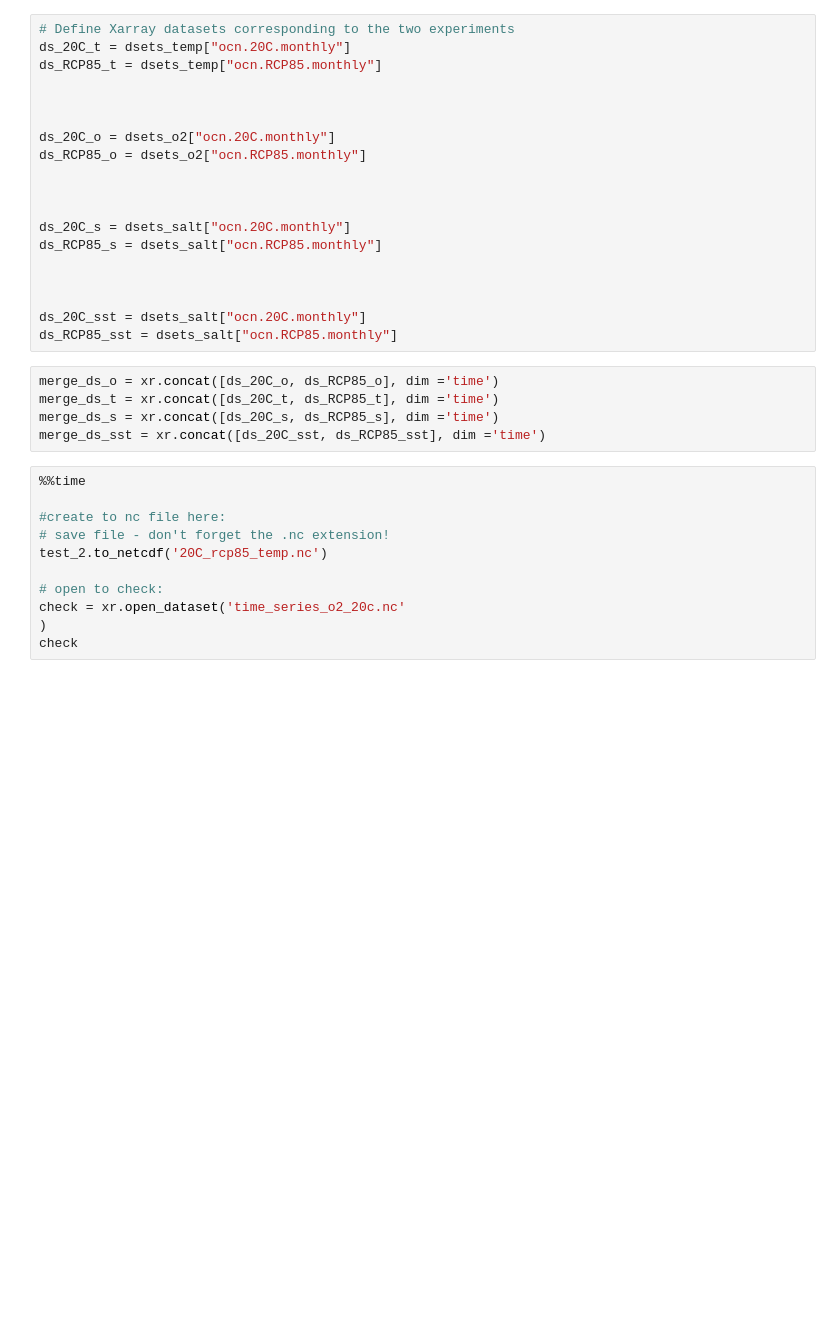
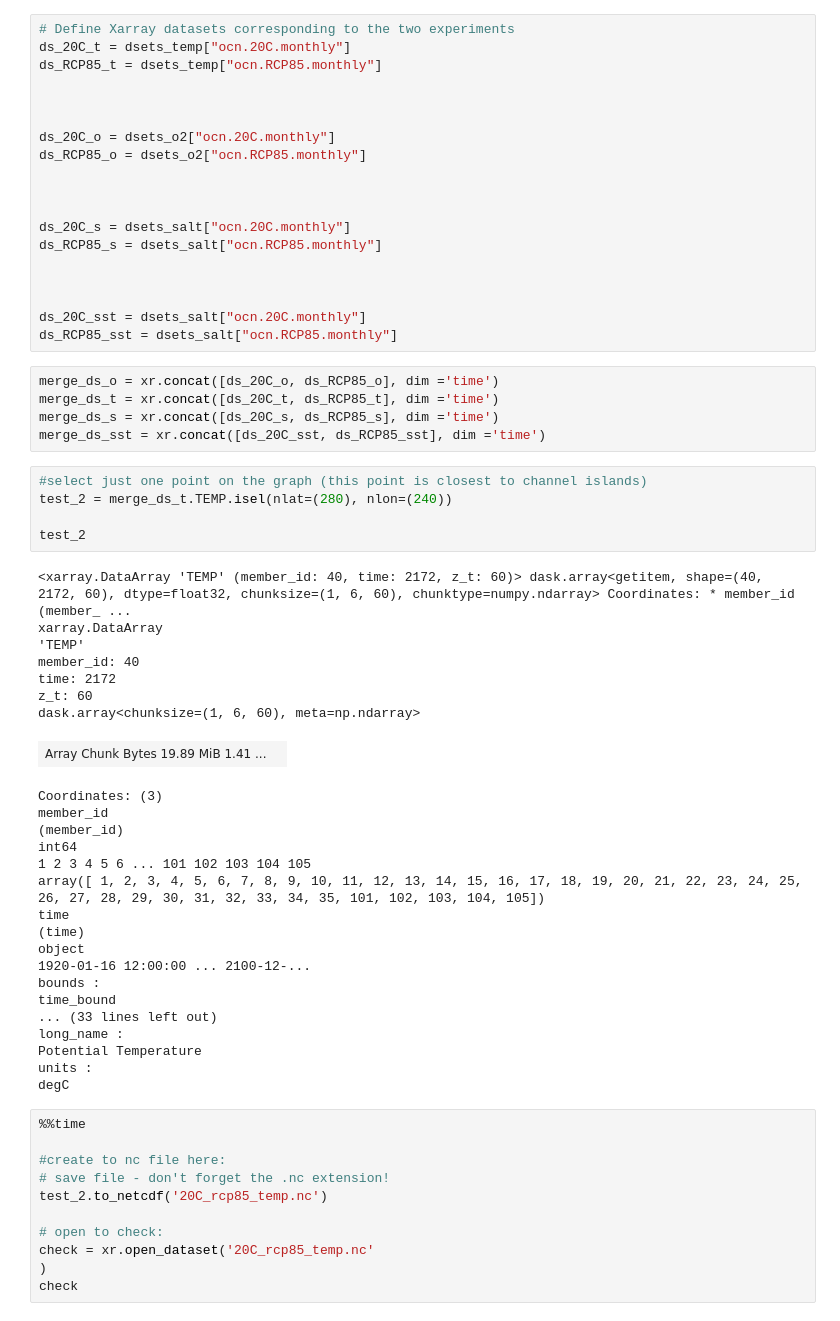
Before and after one commit to Channelislanders/toolkit, a Jupyter notebook: test_notebooks/data/download_nc_files.ipynb, the cells around one changed output. Drawn from its saved outputs; the diff is of its cells as text; blank space fills up the shorter version.

Commit message:
notebook for downloading data

```diff
--- a/test_notebooks/data/download_nc_files.ipynb
+++ b/test_notebooks/data/download_nc_files.ipynb
@@ -149,6 +149,37 @@ merge_ds_o = xr.concat([ds_20C_o, ds_RCP85_o], dim ='time')
 merge_ds_t = xr.concat([ds_20C_t, ds_RCP85_t], dim ='time')
 merge_ds_s = xr.concat([ds_20C_s, ds_RCP85_s], dim ='time')
 merge_ds_sst = xr.concat([ds_20C_sst, ds_RCP85_sst], dim ='time')
+# %%
+#select just one point on the graph (this point is closest to channel islands)
+test_2 = merge_ds_t.TEMP.isel(nlat=(280), nlon=(240))
+
+test_2
+# %% [output]
+<xarray.DataArray 'TEMP' (member_id: 40, time: 2172, z_t: 60)> dask.array<getitem, shape=(40, 2172, 60), dtype=float32, chunksize=(1, 6, 60), chunktype=numpy.ndarray> Coordinates: * member_id (member_ ...
+xarray.DataArray
+'TEMP'
+member_id: 40
+time: 2172
+z_t: 60
+dask.array<chunksize=(1, 6, 60), meta=np.ndarray>
+| Array Chunk Bytes 19.89 MiB 1.41 ... |  |
+Coordinates: (3)
+member_id
+(member_id)
+int64
+1 2 3 4 5 6 ... 101 102 103 104 105
+array([ 1, 2, 3, 4, 5, 6, 7, 8, 9, 10, 11, 12, 13, 14, 15, 16, 17, 18, 19, 20, 21, 22, 23, 24, 25, 26, 27, 28, 29, 30, 31, 32, 33, 34, 35, 101, 102, 103, 104, 105])
+time
+(time)
+object
+1920-01-16 12:00:00 ... 2100-12-...
+bounds :
+time_bound
+... (33 lines left out)
+long_name :
+Potential Temperature
+units :
+degC
 # %%
 %%time
 
@@ -157,6 +188,6 @@ merge_ds_sst = xr.concat([ds_20C_sst, ds_RCP85_sst], dim ='time')
 test_2.to_netcdf('20C_rcp85_temp.nc')
 
 # open to check:
-check = xr.open_dataset('time_series_o2_20c.nc'
+check = xr.open_dataset('20C_rcp85_temp.nc'
 )
 check
```
